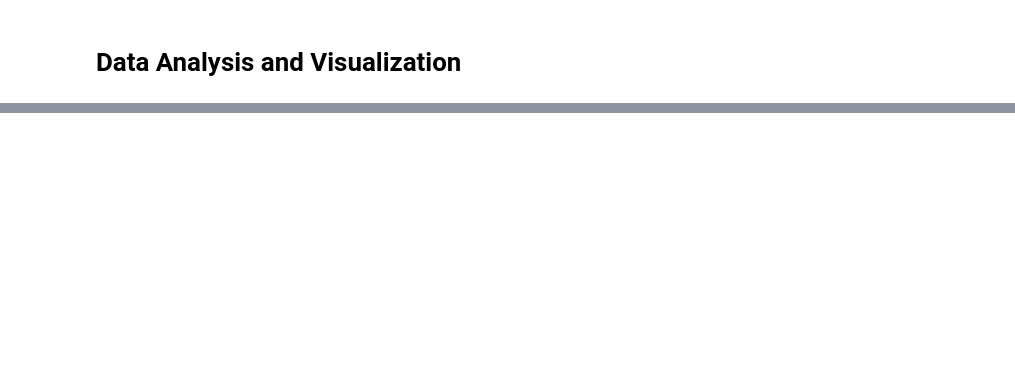
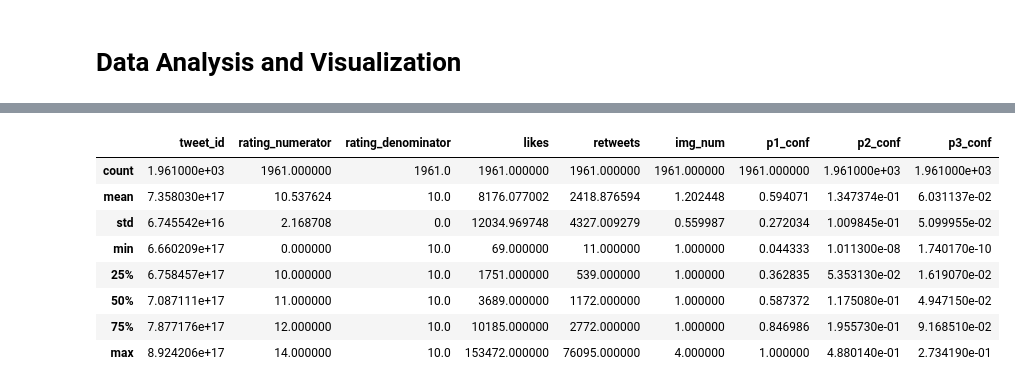
Before and after one commit to Miles-Murphy/data_wrangling_final_project, a Jupyter notebook: wrangle_act.ipynb, the cells around one changed output, grey strips where cells are left out. Drawn from its saved outputs; the diff is of its cells as text; code cells hidden in the pictures; blank space fills up the shorter version.

```diff
--- a/wrangle_act.ipynb
+++ b/wrangle_act.ipynb
@@ -1618,0 +1676,12 @@ twitter_archive_clean.sample(5)
+# %%
+df.describe()
+# %% [output]
+|  | tweet_id | rating_numerator | rating_denominator | likes | retweets | img_num | p1_conf | p2_conf | p3_conf |
+| count | 1.961000e+03 | 1961.000000 | 1961.0 | 1961.000000 | 1961.000000 | 1961.000000 | 1961.000000 | 1.961000e+03 | 1.961000e+03 |
+| mean | 7.358030e+17 | 10.537624 | 10.0 | 8176.077002 | 2418.876594 | 1.202448 | 0.594071 | 1.347374e-01 | 6.031137e-02 |
+| std | 6.745542e+16 | 2.168708 | 0.0 | 12034.969748 | 4327.009279 | 0.559987 | 0.272034 | 1.009845e-01 | 5.099955e-02 |
+| min | 6.660209e+17 | 0.000000 | 10.0 | 69.000000 | 11.000000 | 1.000000 | 0.044333 | 1.011300e-08 | 1.740170e-10 |
+| 25% | 6.758457e+17 | 10.000000 | 10.0 | 1751.000000 | 539.000000 | 1.000000 | 0.362835 | 5.353130e-02 | 1.619070e-02 |
+| 50% | 7.087111e+17 | 11.000000 | 10.0 | 3689.000000 | 1172.000000 | 1.000000 | 0.587372 | 1.175080e-01 | 4.947150e-02 |
+| 75% | 7.877176e+17 | 12.000000 | 10.0 | 10185.000000 | 2772.000000 | 1.000000 | 0.846986 | 1.955730e-01 | 9.168510e-02 |
+| max | 8.924206e+17 | 14.000000 | 10.0 | 153472.000000 | 76095.000000 | 4.000000 | 1.000000 | 4.880140e-01 | 2.734190e-01 |
```
Also changed, not shown: parts of 8 cells of this notebook, 2 other files.
